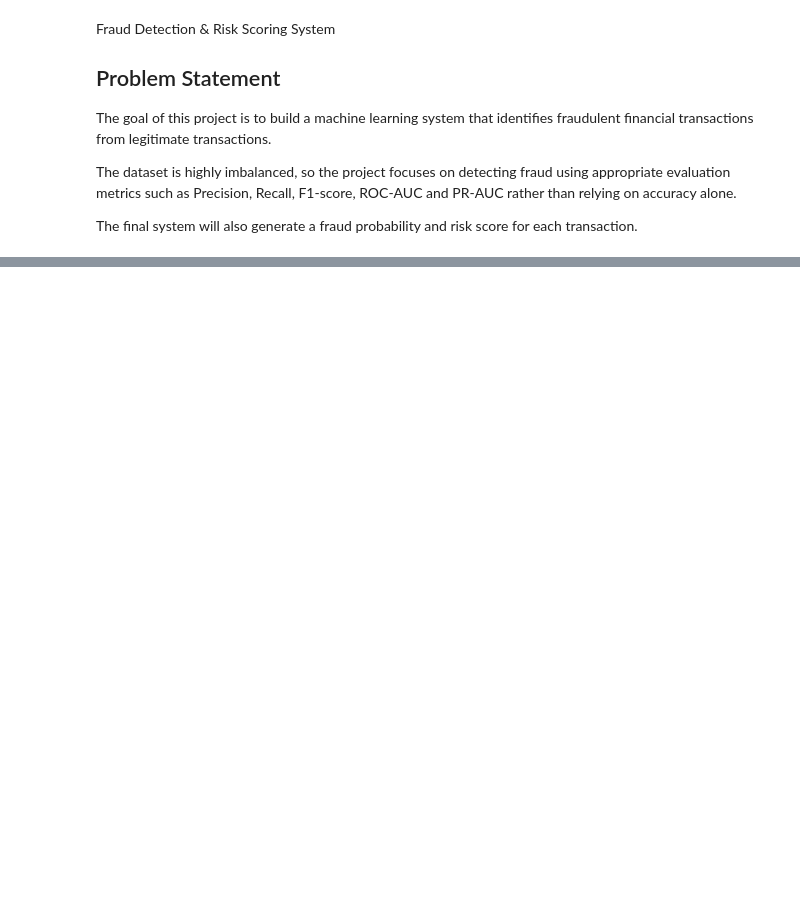
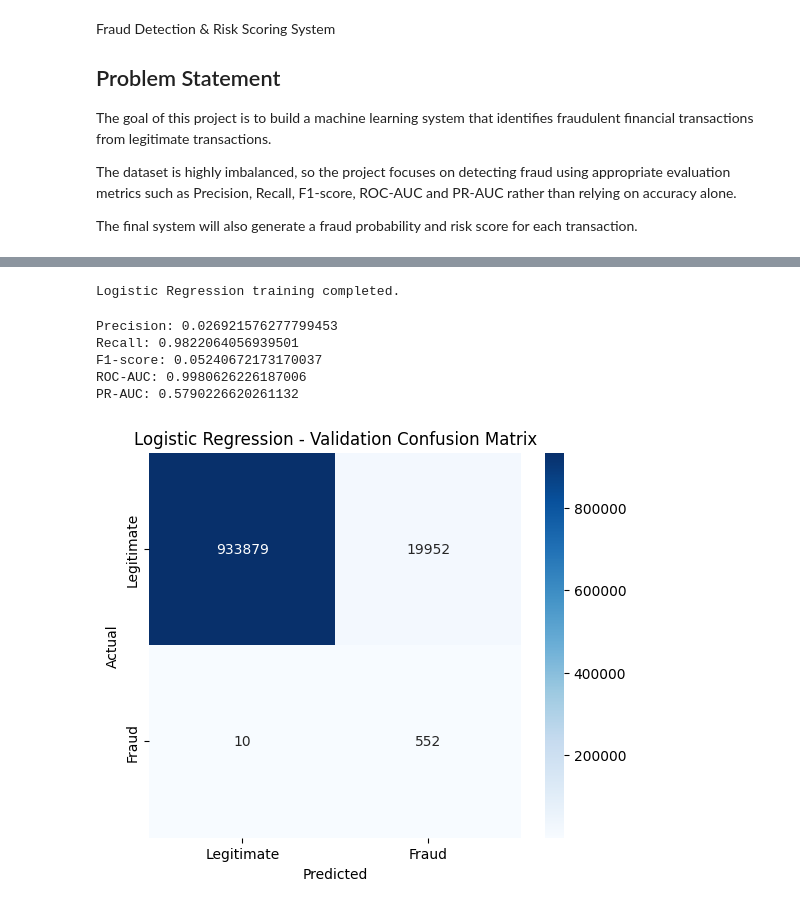
Before and after one commit to aniketkumar112sonu-ui/fraud-detection-risk-engine, a Jupyter notebook: notebook_03_fraud_detection_final.ipynb, the cells around one changed output, grey strips where cells are left out. Cells and saved outputs as stored; diff of their text form; code cells hidden in the pictures; blank space fills up the shorter version.

Commit message:
start to train model

```diff
--- a/notebook_03_fraud_detection_final.ipynb
+++ b/notebook_03_fraud_detection_final.ipynb
@@ -40,0 +251,51 @@ Dataset shape: (1361089, 11)
+# %%
+logistic_pipeline = Pipeline([
+    ("preprocessor", preprocessor),
+    ("model", LogisticRegression(
+        class_weight="balanced",
+        max_iter=100
+    ))
+])
+
+logistic_pipeline.fit(X_train, y_train)
+
+print("Logistic Regression training completed.")
+# %% [output]
+Logistic Regression training completed.
+# %%
+# Predict fraud probabilities
+y_val_proba = logistic_pipeline.predict_proba(X_val)[:, 1]
+
+# Default threshold = 0.5
+y_val_pred = (y_val_proba >= 0.5).astype(int)
+
+print("Precision:", precision_score(y_val, y_val_pred))
+print("Recall:", recall_score(y_val, y_val_pred))
+print("F1-score:", f1_score(y_val, y_val_pred))
+print("ROC-AUC:", roc_auc_score(y_val, y_val_proba))
+print("PR-AUC:", average_precision_score(y_val, y_val_proba))
+# %% [output]
+Precision: 0.026921576277799453
+Recall: 0.9822064056939501
+F1-score: 0.05240672173170037
+ROC-AUC: 0.9980626226187006
+PR-AUC: 0.5790226620261132
+# %%
+cm = confusion_matrix(y_val, y_val_pred)
+
+plt.figure(figsize=(6, 5))
+sns.heatmap(
+    cm,
+    annot=True,
+    fmt="d",
+    cmap="Blues",
+    xticklabels=["Legitimate", "Fraud"],
+    yticklabels=["Legitimate", "Fraud"]
+)
+
+plt.title("Logistic Regression - Validation Confusion Matrix")
+plt.xlabel("Predicted")
+plt.ylabel("Actual")
+plt.show()
+# %% [output]
+[figure, added]
```
Also changed, not shown: parts of 20 cells of this notebook.
